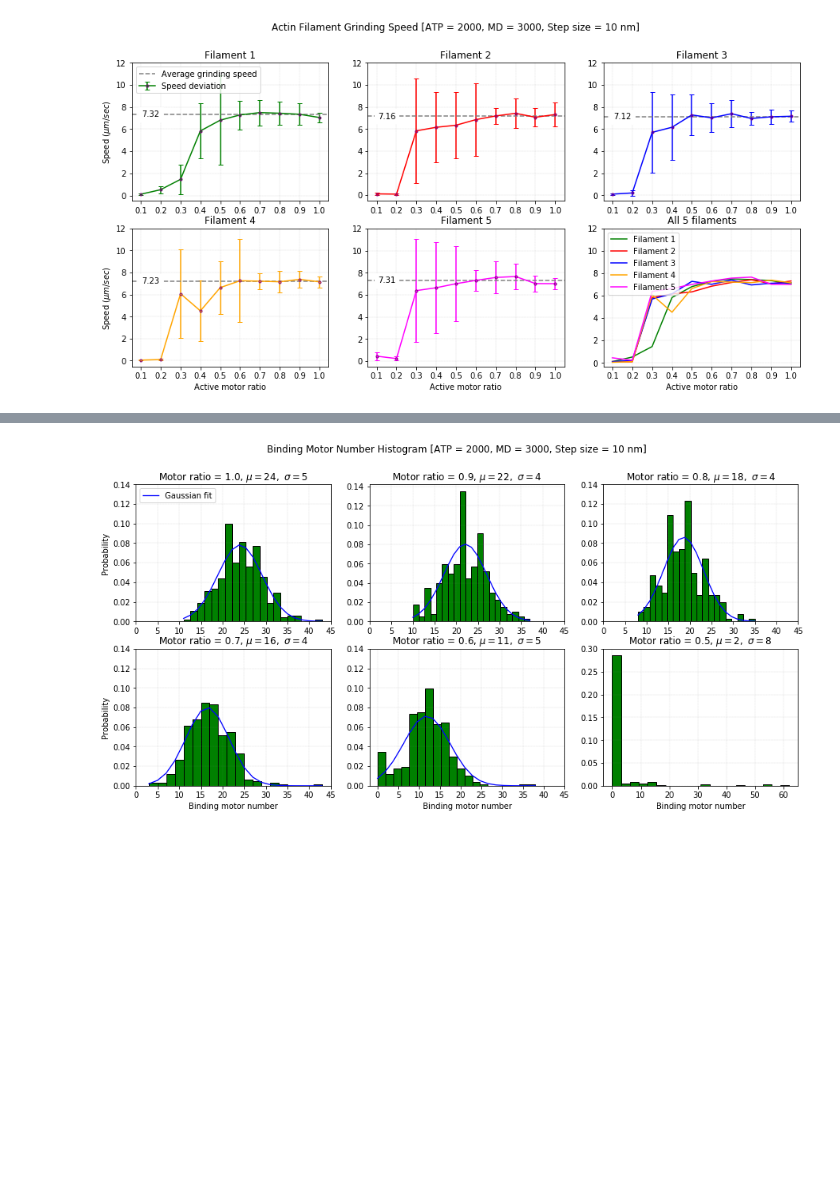
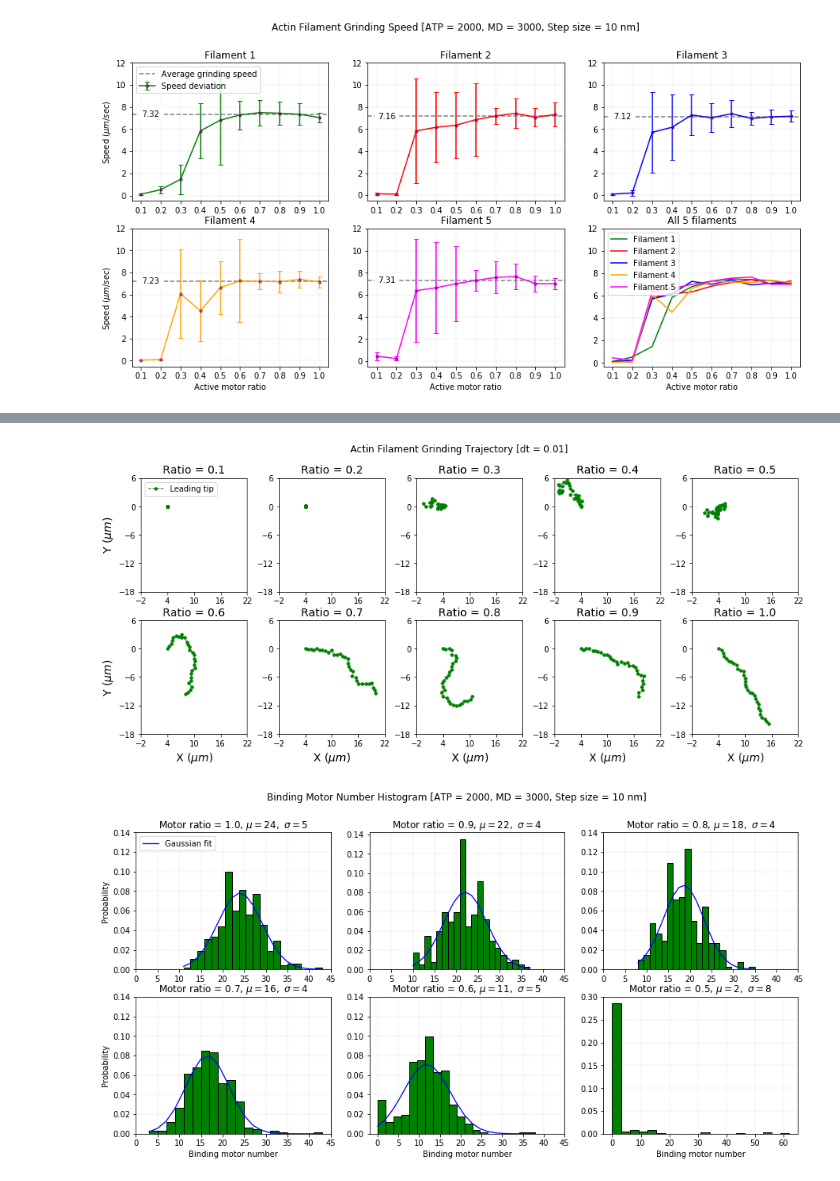
Before and after one commit to SamMachariaPhD/simulate201819, a Jupyter notebook: AFsSpeeds.ipynb, the cells around one changed output, grey strips where cells are left out. Drawn from its saved outputs; the diff is of its cells as text; code cells hidden in the pictures; blank space fills up the shorter version.

```diff
--- a/AFsSpeeds.ipynb
+++ b/AFsSpeeds.ipynb
@@ -170,3 +200,82 @@ Name: AS10_1, dtype: float64
+# %%
+plt.figure(figsize=(15,6))
+#plt.axis('tight')
+plt.suptitle('Actin Filament Grinding Trajectory [dt = 0.01]')
+plt.subplots_adjust(wspace=0.3)
+plt.subplots_adjust(hspace=0.25)
+plt.axes().set_aspect('equal')
+
+plt.subplot(2,5,1)
+plt.plot(df01['x'],df01['y'], label='Leading tip', color='green', marker='.', linestyle='dashed', linewidth=1, markersize=7)
+plt.xticks(np.arange(-2,25,step=6))
+plt.yticks(np.arange(-18,7,step=6))
+plt.ylabel('Y ($\mu m$)', fontsize=14)
+plt.title('Ratio = 0.1', fontsize=14)
+plt.legend(loc='upper left')
+
+plt.subplot(2,5,2)
+plt.plot(df02['x'],df02['y'], color='green', marker='.', linestyle='dashed', linewidth=1, markersize=7)
+plt.xticks(np.arange(-2,25,step=6))
+plt.yticks(np.arange(-18,7,step=6))
+plt.title('Ratio = 0.2', fontsize=14)
+
+plt.subplot(2,5,3)
+plt.plot(df03['x'],df03['y'], color='green', marker='.', linestyle='dashed', linewidth=1, markersize=7)
+plt.xticks(np.arange(-2,25,step=6))
+plt.yticks(np.arange(-18,7,step=6))
+plt.title('Ratio = 0.3', fontsize=14)
+
+plt.subplot(2,5,4)
+plt.plot(df04['x'],df04['y'], color='green', marker='.', linestyle='dashed', linewidth=1, markersize=7)
+plt.xticks(np.arange(-2,25,step=6))
+plt.yticks(np.arange(-18,7,step=6))
+plt.title('Ratio = 0.4', fontsize=14)
+
+plt.subplot(2,5,5)
+plt.plot(df05['x'],df05['y'], color='green', marker='.', linestyle='dashed', linewidth=1, markersize=7)
+plt.xticks(np.arange(-2,25,step=6))
+plt.yticks(np.arange(-18,7,step=6))
+plt.title('Ratio = 0.5', fontsize=14)
+
+plt.subplot(2,5,6)
+plt.plot(df06['x'],df06['y'], color='green', marker='.', linestyle='dashed', linewidth=1, markersize=7)
+plt.xticks(np.arange(-2,25,step=6))
+plt.yticks(np.arange(-18,7,step=6))
+plt.xlabel('X ($\mu m$)', fontsize=14)
+plt.ylabel('Y ($\mu m$)', fontsize=14)
+plt.title('Ratio = 0.6', fontsize=14)
+
+plt.subplot(2,5,7)
+plt.plot(df07['x'],df07['y'], color='green', marker='.', linestyle='dashed', linewidth=1, markersize=7)
+plt.xticks(np.arange(-2,25,step=6))
+plt.yticks(np.arange(-18,7,step=6))
+plt.xlabel('X ($\mu m$)', fontsize=14)
+plt.title('Ratio = 0.7', fontsize=14)
+
+plt.subplot(2,5,8)
+plt.plot(df08['x'],df08['y'], color='green', marker='.', linestyle='dashed', linewidth=1, markersize=7)
+plt.xticks(np.arange(-2,25,step=6))
+plt.yticks(np.arange(-18,7,step=6))
+plt.xlabel('X ($\mu m$)', fontsize=14)
+plt.title('Ratio = 0.8', fontsize=14)
+
+plt.subplot(2,5,9)
+plt.plot(df09['x'],df09['y'], color='green', marker='.', linestyle='dashed', linewidth=1, markersize=7)
+plt.xticks(np.arange(-2,25,step=6))
+plt.yticks(np.arange(-18,7,step=6))
+plt.xlabel('X ($\mu m$)', fontsize=14)
+plt.title('Ratio = 0.9', fontsize=14)
+
+plt.subplot(2,5,10)
+plt.plot(df10['x'],df10['y'], color='green', marker='.', linestyle='dashed', linewidth=1, markersize=7)
+plt.xticks(np.arange(-2,25,step=6))
+plt.yticks(np.arange(-18,7,step=6))
+plt.xlabel('X ($\mu m$)', fontsize=14)
+plt.title('Ratio = 1.0', fontsize=14)
+
+plt.savefig('allTraj.svg',fmt='svg',dip=500,bbox_inches='tight')
+# %% [output]
+[figure, added]
 # %%
 plt.figure(figsize=(15,7))
 plt.axis('tight')
```
Also changed, not shown: parts of 4 cells of this notebook.
